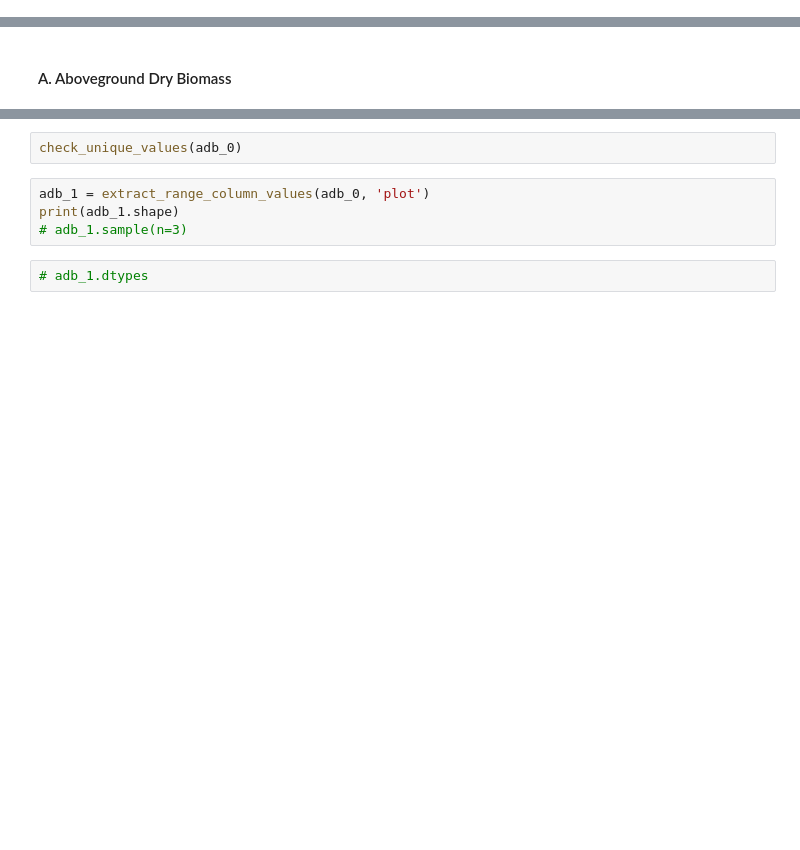
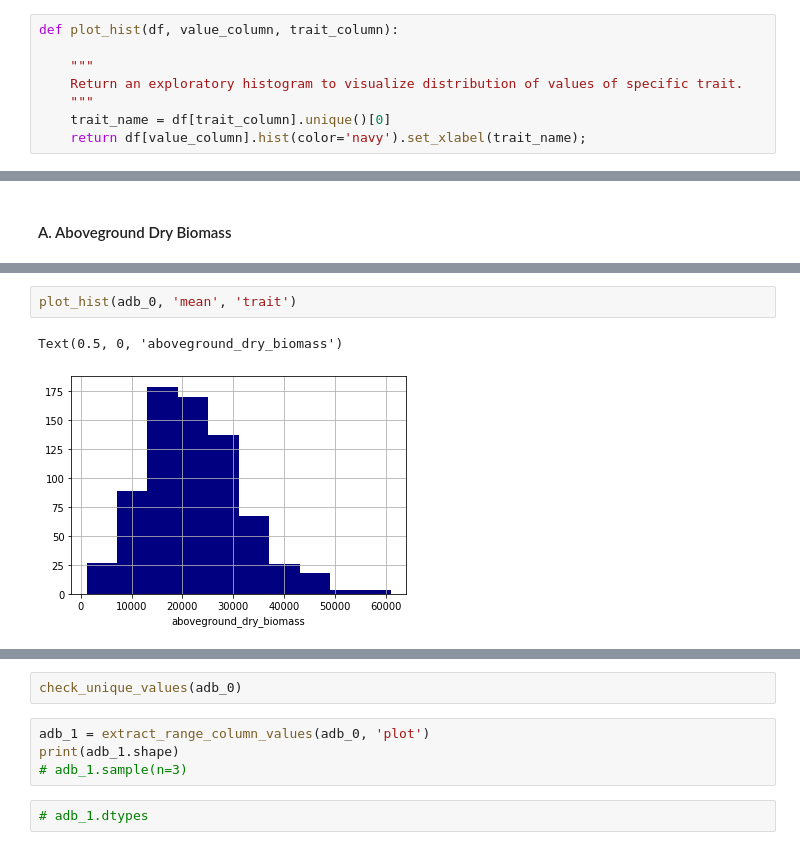
Before and after one commit to MagicMilly/for-data-publication, a Jupyter notebook: notebooks/mac_season_4_data_cleaning.ipynb, the cells around one changed output, grey strips where cells are left out. Cells and saved outputs as stored; diff of their text form; blank space fills up the shorter version.

Commit message:
add functions to plot histogram, check for nulls and duplicates

```diff
--- a/notebooks/mac_season_4_data_cleaning.ipynb
+++ b/notebooks/mac_season_4_data_cleaning.ipynb
@@ -40,0 +42,8 @@ import pandas as pd
+# %%
+def plot_hist(df, value_column, trait_column):
+
+    """
+    Return an exploratory histogram to visualize distribution of values of specific trait.
+    """
+    trait_name = df[trait_column].unique()[0]
+    return df[value_column].hist(color='navy').set_xlabel(trait_name);
@@ -123,0 +154,5 @@ print(adb_0.shape)
+# %%
+plot_hist(adb_0, 'mean', 'trait')
+# %% [output]
+Text(0.5, 0, 'aboveground_dry_biomass')
+[figure, added]
```
Also changed, not shown: parts of 8 cells of this notebook.
